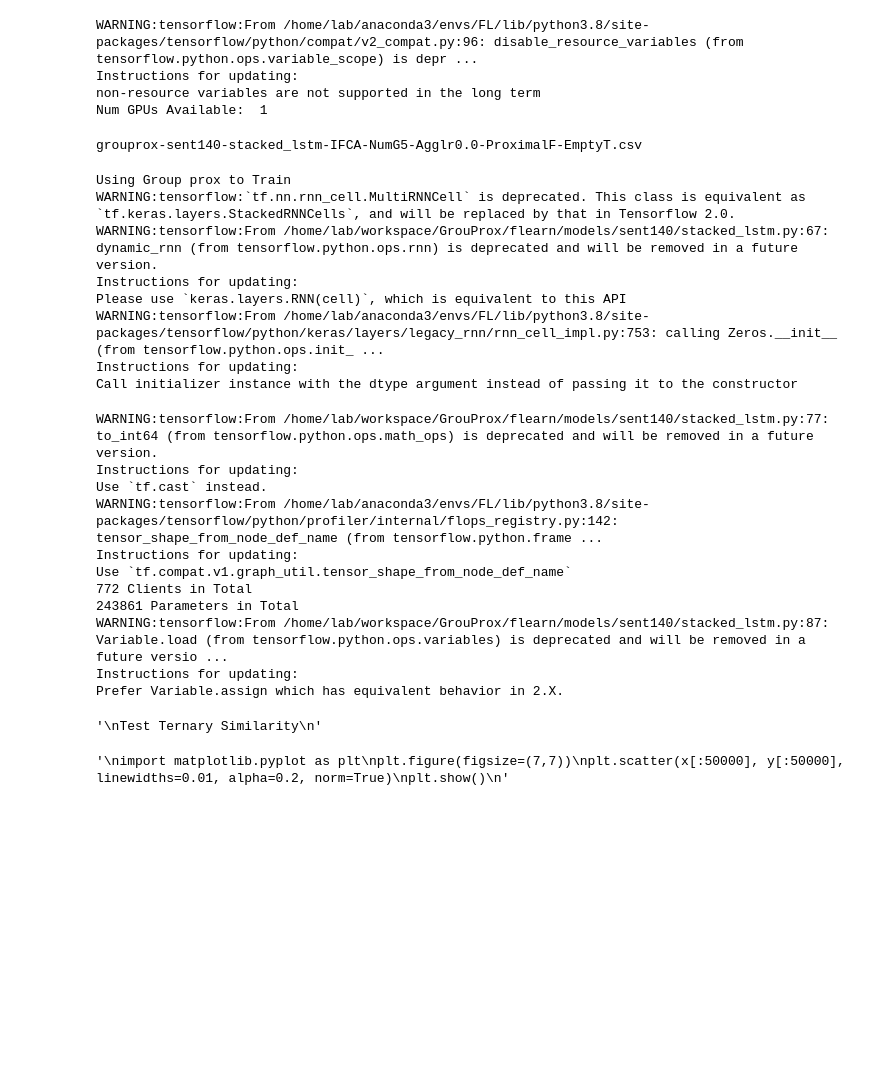
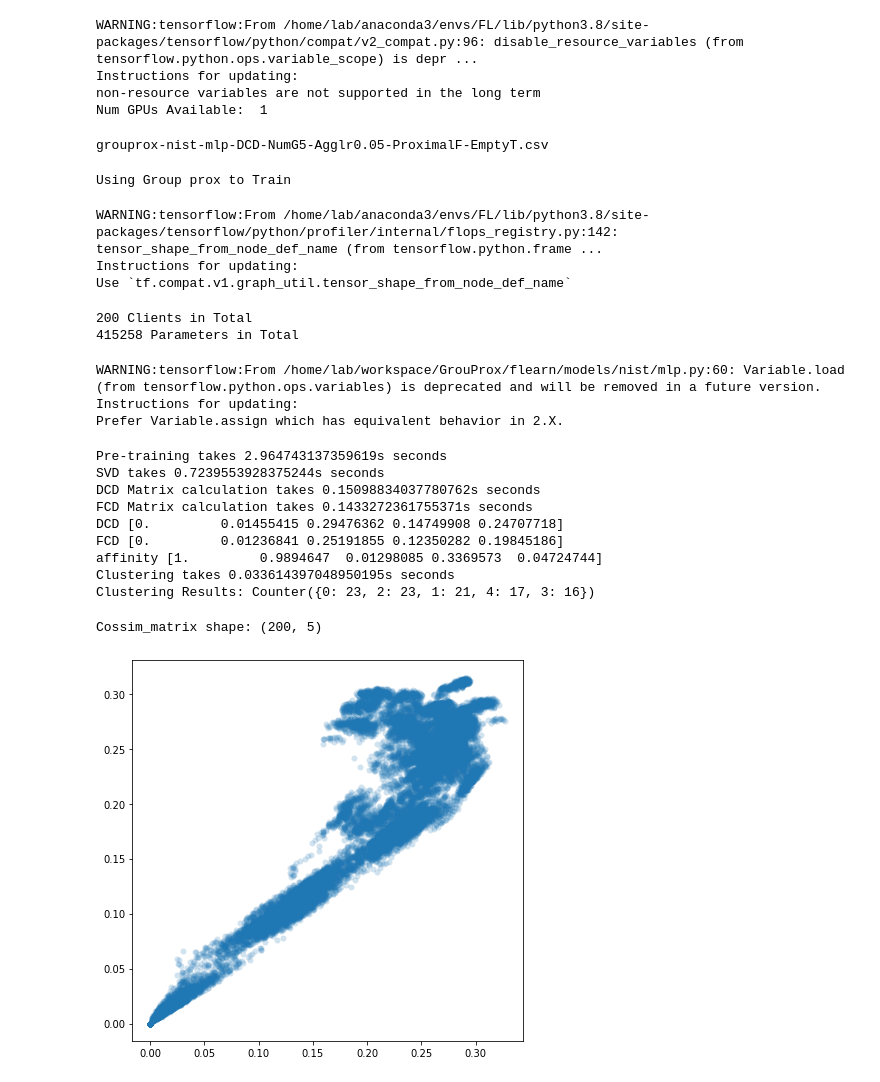
Before and after one commit to morningD/GrouProx, a Jupyter notebook: GrouProx_notebook.ipynb, the cells around one changed output. Saved outputs shown, nothing was run; the diff lists cells and outputs as text; code cells hidden in the pictures; blank space fills up the shorter version.

Commit message:
Change proximity measure and clustering algorithm

```diff
--- a/GrouProx_notebook.ipynb
+++ b/GrouProx_notebook.ipynb
@@ -31,10 +31,10 @@ params = {}
 Parameters that need to be manually set
 """
 
-params['dataset'] = 'sent140'
-#params['dataset'] = 'nist'
-#params['model'] = 'mlp'
-params['model'] = 'stacked_lstm'
+#params['dataset'] = 'sent140'
+params['dataset'] = 'nist'
+params['model'] = 'mlp'
+#params['model'] = 'stacked_lstm'
 params['optimizer'] = 'grouprox'
 params['drop_percent'] = 0
 
@@ -64,18 +64,19 @@ if params['optimizer']  == 'fedavg':
 if params['optimizer']  == 'fedprox':
   pass
 if params['optimizer']  == 'grouprox':
+  params['FCD'] = False                       # If false, DCD will be used
   params['proximal'] = False
   params['RAC'] = False
   params['RCC'] = False
   params['allow_empty'] = True
-  params['agg_lr'] = 0
+  params['agg_lr'] = 0.05 ########## Group Aggregataion Rate
 
   # TEST Hyperparameters, Experimental Only
   params['evenly'] = False
   params['min_clients'] = 2
 
   # We implement IFCA and FeSEM base on grouprox
-  params['ifca'] = True
+  params['ifca'] = False
   params['fesem'] = False
 
   """
@@ -84,6 +85,7 @@ if params['optimizer']  == 'grouprox':
   """
   if params['ifca'] == True or params['fesem'] == True:
     params['proximal'] = False
+    params['RAC'] = False
     params['RCC'] = False
     params['allow_empty'] = True
     params['agg_lr'] = 0.0 # IFCA and FeSEM don't use this parameter
@@ -91,7 +93,7 @@ if params['optimizer']  == 'grouprox':
 """
 Common parameters
 """
-params['num_rounds'] = 800
+params['num_rounds'] = 300
 params['num_epochs'] = 20
 params['batch_size'] = 10
 params['eval_every'] = 1
@@ -107,7 +109,11 @@ if params['optimizer'] == 'fedavg':
 if params['optimizer'] == 'fedprox':
   pass
 if params['optimizer'] == 'grouprox':
-
+  if params['ifca'] == False and params['fesem'] == False:
+    if params['FCD'] == True:
+      info2 = info2 + '-FCD'
+    else:
+      info2 = info2 + '-DCD'
   if params['ifca'] == True:
     info2 = info2 + '-IFCA'
   if params['fesem'] == True:
@@ -130,7 +136,7 @@ params['export_filename'] = info + info2 + suffix
 
 print(params['export_filename'])
 # %% [output]
-grouprox-sent140-stacked_lstm-IFCA-NumG5-Agglr0.0-ProximalF-EmptyT.csv
+grouprox-nist-mlp-DCD-NumG5-Agglr0.05-ProximalF-EmptyT.csv
 # %%
 """
 Some preparations
@@ -166,40 +172,37 @@ if params['optimizer'] == 'grouprox':
   server = grouprox.Server(params, learner, dataset)
 # %% [output]
 Using Group prox to Train
-WARNING:tensorflow:`tf.nn.rnn_cell.MultiRNNCell` is deprecated. This class is equivalent as `tf.keras.layers.StackedRNNCells`, and will be replaced by that in Tensorflow 2.0.
-WARNING:tensorflow:From /home/lab/workspace/GrouProx/flearn/models/sent140/stacked_lstm.py:67: dynamic_rnn (from tensorflow.python.ops.rnn) is deprecated and will be removed in a future version.
-Instructions for updating:
-Please use `keras.layers.RNN(cell)`, which is equivalent to this API
-WARNING:tensorflow:From /home/lab/anaconda3/envs/FL/lib/python3.8/site-packages/tensorflow/python/keras/layers/legacy_rnn/rnn_cell_impl.py:753: calling Zeros.__init__ (from tensorflow.python.ops.init_ ...
-Instructions for updating:
-Call initializer instance with the dtype argument instead of passing it to the constructor
-WARNING:tensorflow:From /home/lab/workspace/GrouProx/flearn/models/sent140/stacked_lstm.py:77: to_int64 (from tensorflow.python.ops.math_ops) is deprecated and will be removed in a future version.
-Instructions for updating:
-Use `tf.cast` instead.
 WARNING:tensorflow:From /home/lab/anaconda3/envs/FL/lib/python3.8/site-packages/tensorflow/python/profiler/internal/flops_registry.py:142: tensor_shape_from_node_def_name (from tensorflow.python.frame ...
 Instructions for updating:
 Use `tf.compat.v1.graph_util.tensor_shape_from_node_def_name`
-772 Clients in Total
-243861 Parameters in Total
-WARNING:tensorflow:From /home/lab/workspace/GrouProx/flearn/models/sent140/stacked_lstm.py:87: Variable.load (from tensorflow.python.ops.variables) is deprecated and will be removed in a future versio ...
-Instructions for updating:
-Prefer Variable.assign which has equivalent behavior in 2.X.
+200 Clients in Total
+415258 Parameters in Total
+WARNING:tensorflow:From /home/lab/workspace/GrouProx/flearn/models/nist/mlp.py:60: Variable.load (from tensorflow.python.ops.variables) is deprecated and will be removed in a future version.
+Instructions for updating:
+Prefer Variable.assign which has equivalent behavior in 2.X.
+Pre-training takes 2.964743137359619s seconds
+SVD takes 0.7239553928375244s seconds
+DCD Matrix calculation takes 0.15098834037780762s seconds
+FCD Matrix calculation takes 0.1433272361755371s seconds
+DCD [0.         0.01455415 0.29476362 0.14749908 0.24707718]
+FCD [0.         0.01236841 0.25191855 0.12350282 0.19845186]
+affinity [1.         0.9894647  0.01298085 0.3369573  0.04724744]
+Clustering takes 0.033614397048950195s seconds
+Clustering Results: Counter({0: 23, 2: 23, 1: 21, 4: 17, 3: 16})
 # %%
 """
 Test Ternary Similarity
 """
-#x, y = server.test_ternary_cosine_similariy()
+x, y = server.test_ternary_cosine_similariy()
 # %% [output]
-'\nTest Ternary Similarity\n'
+Cossim_matrix shape: (200, 5)
 # %%
-"""
 import matplotlib.pyplot as plt
 plt.figure(figsize=(7,7))
 plt.scatter(x[:50000], y[:50000], linewidths=0.01, alpha=0.2, norm=True)
 plt.show()
-"""
 # %% [output]
-'\nimport matplotlib.pyplot as plt\nplt.figure(figsize=(7,7))\nplt.scatter(x[:50000], y[:50000], linewidths=0.01, alpha=0.2, norm=True)\nplt.show()\n'
+[figure, added]
 # %%
 server.train()
 # %% [output]
```
Also changed, not shown: parts of 2 cells of this notebook, 1 other file.
